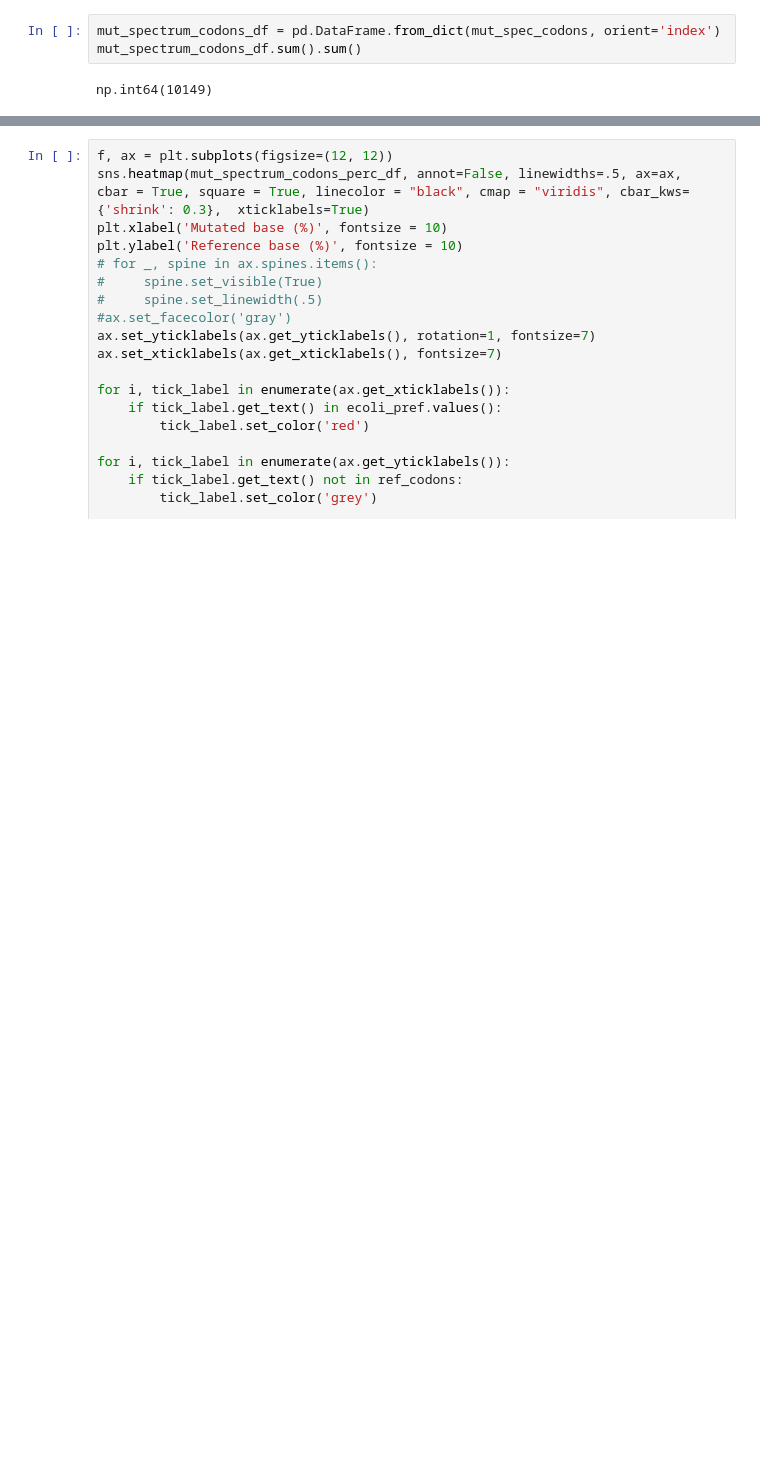
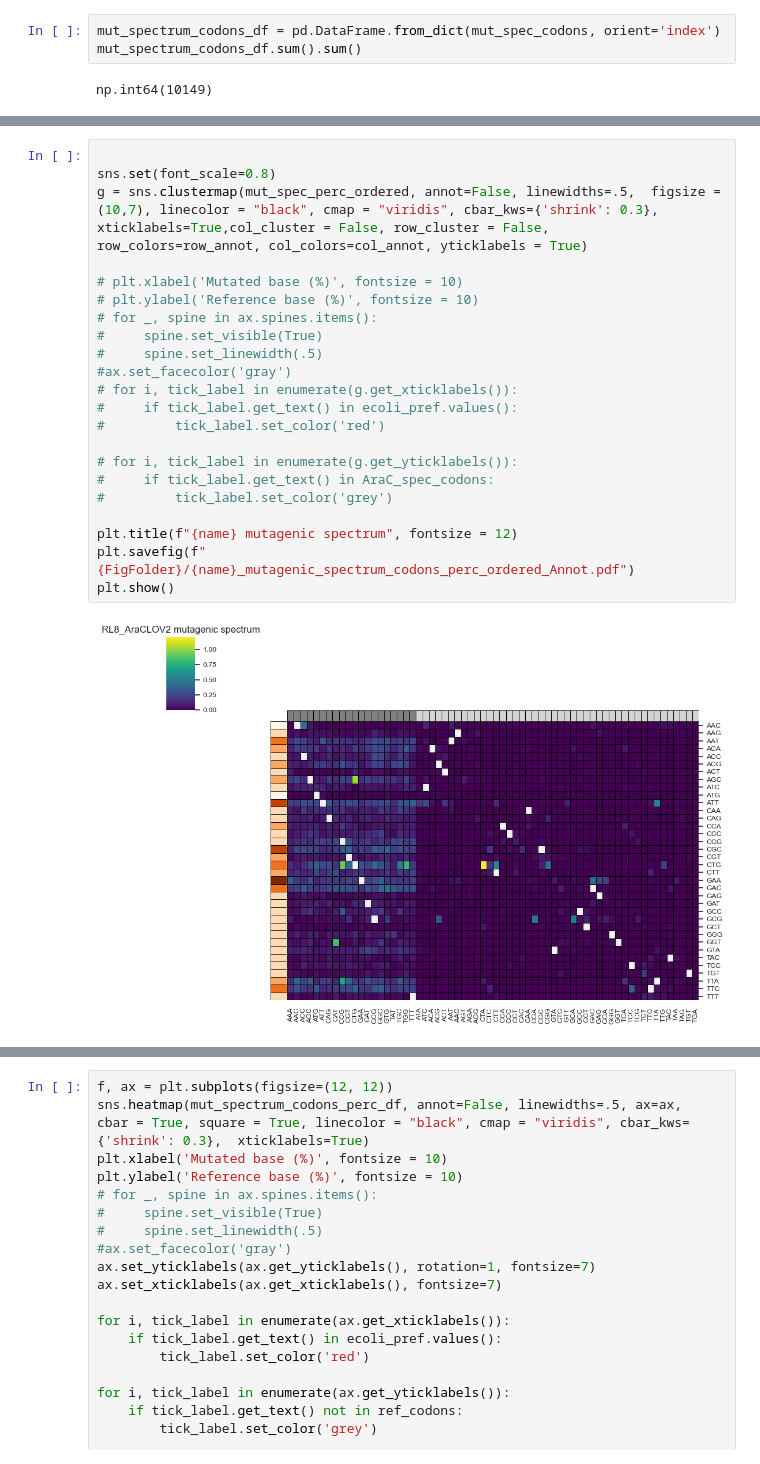
Before and after one commit to AliceHovsepyan/pogo_pance_draft, a Jupyter notebook: DMS_analysis.ipynb, the cells around one changed output, grey strips where cells are left out. Saved outputs shown, nothing was run; the diff lists cells and outputs as text; blank space fills up the shorter version.

```diff
--- a/DMS_analysis.ipynb
+++ b/DMS_analysis.ipynb
@@ -964,0 +1028,24 @@ ref_codons = [amplicon_DNA[i:i+3] for i in range(0,250, 3)]
+# %%
+
+sns.set(font_scale=0.8)
+g = sns.clustermap(mut_spec_perc_ordered, annot=False, linewidths=.5,  figsize = (10,7), linecolor = "black", cmap = "viridis", cbar_kws={'shrink': 0.3},  xticklabels=True,col_cluster = False, row_cluster = False,  row_colors=row_annot, col_colors=col_annot, yticklabels = True)
+
+# plt.xlabel('Mutated base (%)', fontsize = 10)
+# plt.ylabel('Reference base (%)', fontsize = 10)
+# for _, spine in ax.spines.items():
+#     spine.set_visible(True)
+#     spine.set_linewidth(.5)
+#ax.set_facecolor('gray')
+# for i, tick_label in enumerate(g.get_xticklabels()):
+#     if tick_label.get_text() in ecoli_pref.values():
+#         tick_label.set_color('red')
+
+# for i, tick_label in enumerate(g.get_yticklabels()):
+#     if tick_label.get_text() in AraC_spec_codons:
+#         tick_label.set_color('grey')
+
+plt.title(f"{name} mutagenic spectrum", fontsize = 12)
+plt.savefig(f"{FigFolder}/{name}_mutagenic_spectrum_codons_perc_ordered_Annot.pdf")
+plt.show()
+# %% [output]
+[figure, added]
```
Also changed, not shown: parts of 14 cells of this notebook, 2 other files.
